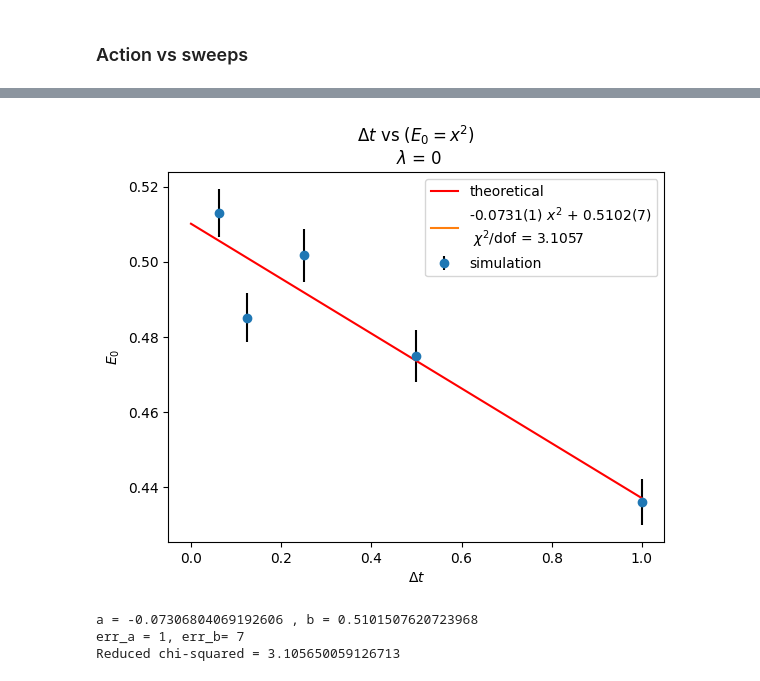
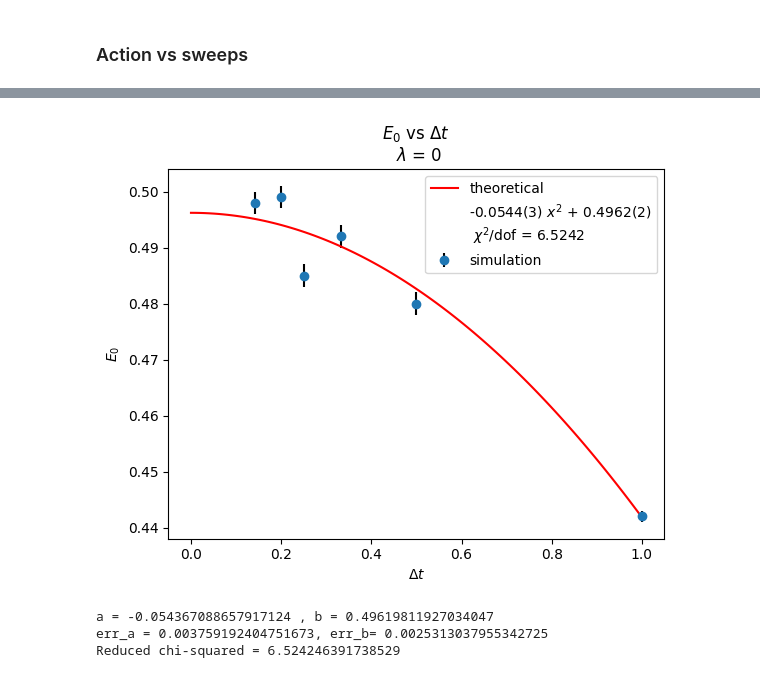
Before and after one commit to SoyAgustin/QF-Path-Integral, a Jupyter notebook: Notebooks_Py/oscillator.ipynb, the cells around one changed output, grey strips where cells are left out. Drawn from its saved outputs; the diff is of its cells as text; code cells hidden in the pictures.

```diff
--- a/Notebooks_Py/oscillator.ipynb
+++ b/Notebooks_Py/oscillator.ipynb
@@ -319,16 +13,0 @@ Reduced chi-squared = 1.4181901379358184
-# %%
-sizes = [10,20,40,80,160]
-x = [1.0, 0.5, 0.25, 0.125, 0.0625]
-lambda_ = 1.0
-y=[]
-yerr=[]
-for size in sizes:
-    y += [l1[str(size)][0]]
-    yerr += [l1[str(size)][1]]
-
-x = np.array(x)
-y= np.array(y)
-yerr = np.array(yerr)
-
-
-energy_plot(x,y,yerr,lambda_)
@@ -479,9 +75,9 @@ hot_cold(lamb="1.0")
 # %%
 def energy_plot(x,y,yerr,lambda_):
     def theoretical_energy(x,a,b):
-        return a*x+b
+        return a*x**2+b
 
-    x_theo = np.linspace(0,1,1000)
+    x_theo = np.linspace(0,1,100)
 
     popt,pcov = curve_fit(theoretical_energy,x,y,sigma=yerr)
 
@@ -497,30 +93,31 @@ def energy_plot(x,y,yerr,lambda_):
     reduced_chi_squared = chi_squared / degrees_of_freedom
 
 
-    a_err, b_err = np.sqrt(np.diag(pcov))
-    a_err, b_err = first_number(a_err), first_number(b_err)
+    a_err_comp, b_err_comp = np.sqrt(np.diag(pcov))
+    a_err, b_err = first_number(a_err_comp), first_number(b_err_comp)
 
     plt.errorbar(x,y,yerr=yerr,marker="o",ls="",ecolor="k",label = "simulation")
     plt.plot(x_theo,theoretical_energy(x_theo,*popt),color="red",label = "theoretical")
-    plt.plot([],[],label=f"{popt[0]:0.4f}({a_err}) $x^2$ + {popt[1]:0.4f}({b_err})\n $\chi ^2$/dof = {reduced_chi_squared:0.4f}")
+    plt.plot([],[],label=f"{popt[0]:0.4f}({a_err}) $x^2$ + {popt[1]:0.4f}({b_err})\n $\chi ^2$/dof = {reduced_chi_squared:0.4f}",color = "white")
 
-    plt.title("$\Delta t$ vs $(E_0 = x^2)$\n $\lambda$ = "+f"{lambda_}")
+    plt.title("$E_0$ vs $\Delta t$\n $\lambda$ = "+f"{lambda_}")
     plt.ylabel("$E_0$")
     plt.xlabel("$\Delta t$")
     plt.legend()
     plt.show()
 
     print(f"a = {popt[0]} , b = {popt[1]}")
-    print(f"err_a = {a_err}, err_b= {b_err}")
+    print(f"err_a = {a_err_comp}, err_b= {b_err_comp}")
     print(f"Reduced chi-squared = {reduced_chi_squared}")
 # %%
-x = np.array([1.0,0.5,0.25,0.125,0.0625])
-y = [0.436058,0.474925,0.501784,0.485168,0.512978]
-yerr = [0.006103,0.006838, 0.007073,0.006485,0.006436]
+x = np.array([10,20,30,40,50,70])
+x = 10/x
+y = [0.442,0.480,0.492,0.485,0.499,0.498]
+yerr = [0.001,0.002, 0.002,0.002,0.002,0.002]
 lambda_ = 0
 energy_plot(x,y,yerr,lambda_)
 # %% [output]
-[figure, old version]
+[figure, new version]
-a = -0.07306804069192606 , b = 0.5101507620723968
-err_a = 1, err_b= 7
-Reduced chi-squared = 3.105650059126713
+a = -0.054367088657917124 , b = 0.49619811927034047
+err_a = 0.003759192404751673, err_b= 0.0025313037955342725
+Reduced chi-squared = 6.524246391738529
```
Also changed, not shown: parts of 28 cells of this notebook, 6 other files.
